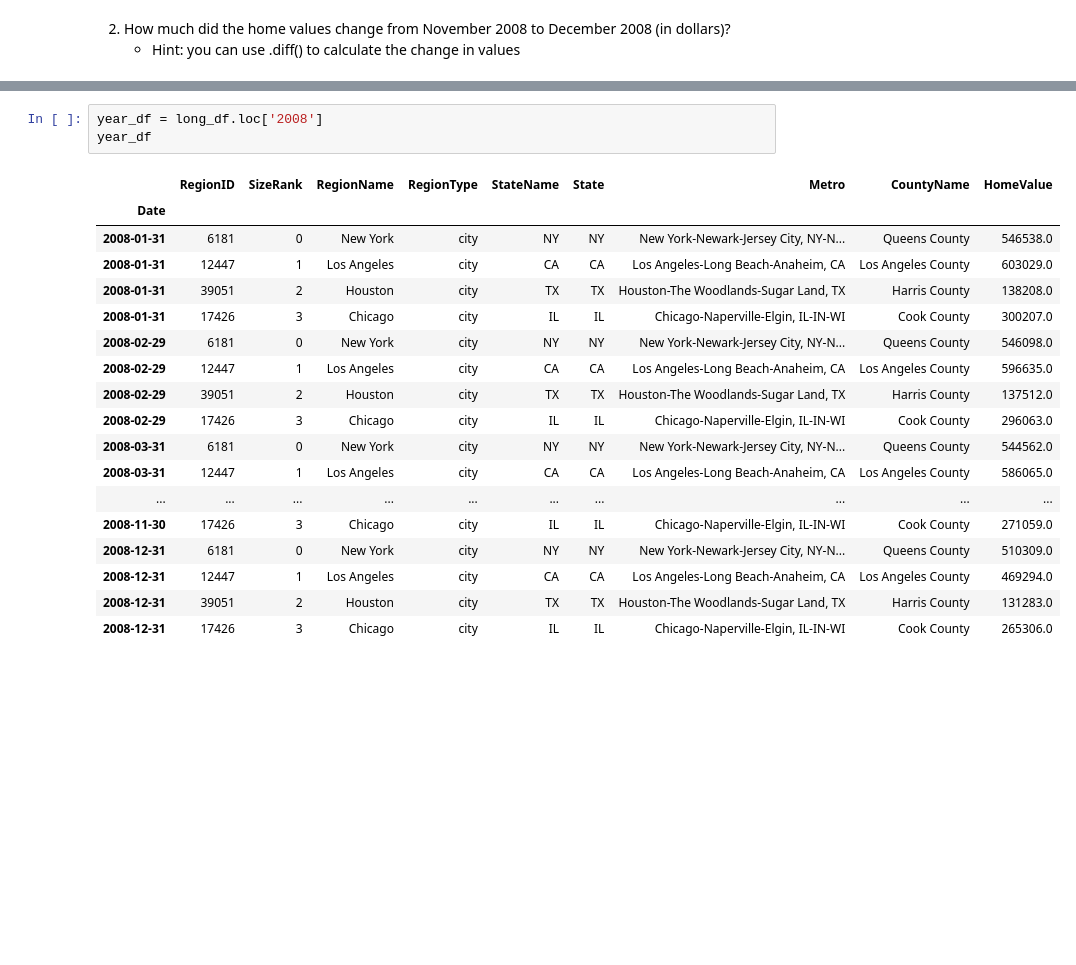
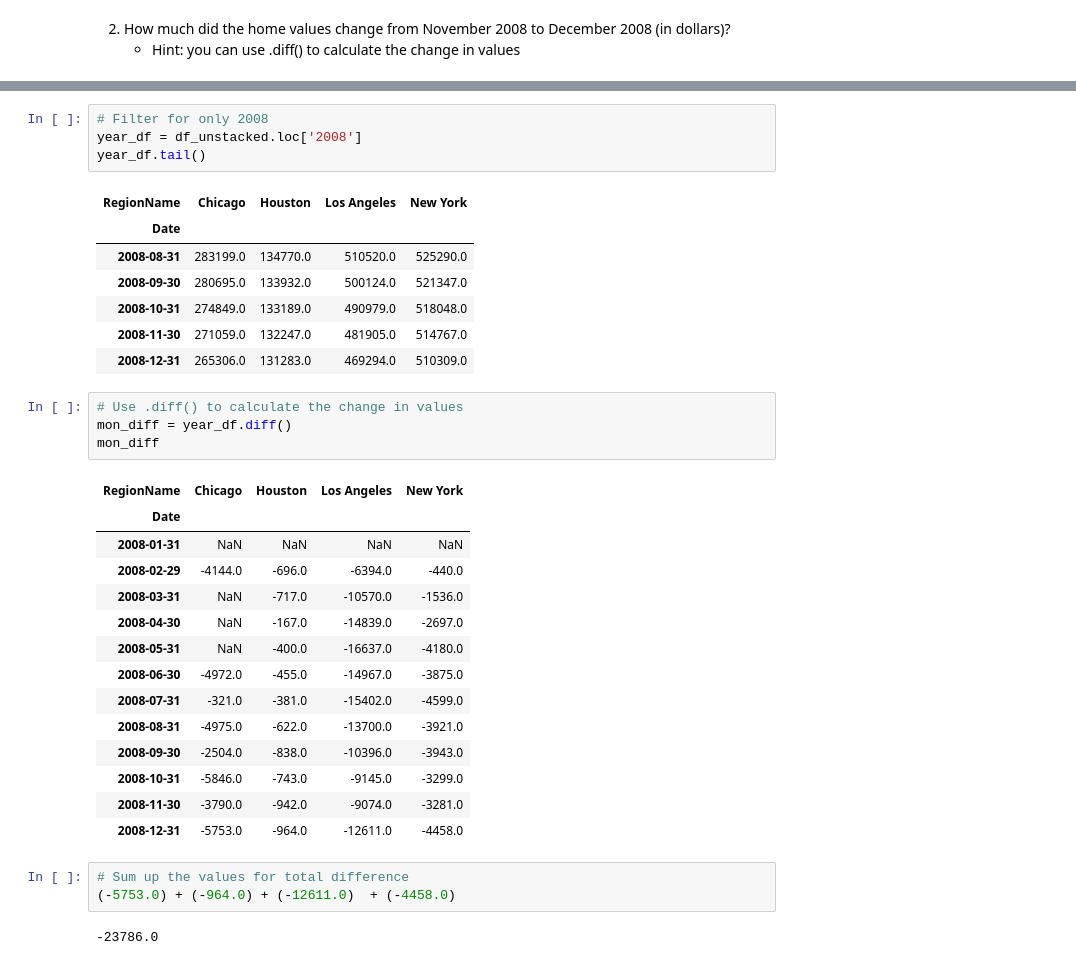
Before and after one commit to KDiBSilva/Preparing_Time_Series_Wide-Form_Data, a Jupyter notebook: Preparing Time Series from Wide-Form Data.ipynb, the cells around one changed output, grey strips where cells are left out. Cells and saved outputs as stored; diff of their text form; blank space fills up the shorter version.

```diff
--- a/Preparing Time Series from Wide-Form Data.ipynb
+++ b/Preparing Time Series from Wide-Form Data.ipynb
@@ -293,22 +275,36 @@ diffs
 # %%
-year_df = long_df.loc['2008']
-year_df
+# Filter for only 2008
+year_df = df_unstacked.loc['2008']
+year_df.tail()
 # %% [output]
-|  | RegionID | SizeRank | RegionName | RegionType | StateName | State | Metro | CountyName | HomeValue |
-| Date |  |  |  |  |  |  |  |  |  |
-| 2008-01-31 | 6181 | 0 | New York | city | NY | NY | New York-Newark-Jersey City, NY-N... | Queens County | 546538.0 |
-| 2008-01-31 | 12447 | 1 | Los Angeles | city | CA | CA | Los Angeles-Long Beach-Anaheim, CA | Los Angeles County | 603029.0 |
-| 2008-01-31 | 39051 | 2 | Houston | city | TX | TX | Houston-The Woodlands-Sugar Land, TX | Harris County | 138208.0 |
-| 2008-01-31 | 17426 | 3 | Chicago | city | IL | IL | Chicago-Naperville-Elgin, IL-IN-WI | Cook County | 300207.0 |
-| 2008-02-29 | 6181 | 0 | New York | city | NY | NY | New York-Newark-Jersey City, NY-N... | Queens County | 546098.0 |
-| 2008-02-29 | 12447 | 1 | Los Angeles | city | CA | CA | Los Angeles-Long Beach-Anaheim, CA | Los Angeles County | 596635.0 |
-| 2008-02-29 | 39051 | 2 | Houston | city | TX | TX | Houston-The Woodlands-Sugar Land, TX | Harris County | 137512.0 |
-| 2008-02-29 | 17426 | 3 | Chicago | city | IL | IL | Chicago-Naperville-Elgin, IL-IN-WI | Cook County | 296063.0 |
-| 2008-03-31 | 6181 | 0 | New York | city | NY | NY | New York-Newark-Jersey City, NY-N... | Queens County | 544562.0 |
-| 2008-03-31 | 12447 | 1 | Los Angeles | city | CA | CA | Los Angeles-Long Beach-Anaheim, CA | Los Angeles County | 586065.0 |
-| ... | ... | ... | ... | ... | ... | ... | ... | ... | ... |
-| 2008-11-30 | 17426 | 3 | Chicago | city | IL | IL | Chicago-Naperville-Elgin, IL-IN-WI | Cook County | 271059.0 |
-| 2008-12-31 | 6181 | 0 | New York | city | NY | NY | New York-Newark-Jersey City, NY-N... | Queens County | 510309.0 |
-| 2008-12-31 | 12447 | 1 | Los Angeles | city | CA | CA | Los Angeles-Long Beach-Anaheim, CA | Los Angeles County | 469294.0 |
-| 2008-12-31 | 39051 | 2 | Houston | city | TX | TX | Houston-The Woodlands-Sugar Land, TX | Harris County | 131283.0 |
-| 2008-12-31 | 17426 | 3 | Chicago | city | IL | IL | Chicago-Naperville-Elgin, IL-IN-WI | Cook County | 265306.0 |
+| RegionName | Chicago | Houston | Los Angeles | New York |
+| Date |  |  |  |  |
+| 2008-08-31 | 283199.0 | 134770.0 | 510520.0 | 525290.0 |
+| 2008-09-30 | 280695.0 | 133932.0 | 500124.0 | 521347.0 |
+| 2008-10-31 | 274849.0 | 133189.0 | 490979.0 | 518048.0 |
+| 2008-11-30 | 271059.0 | 132247.0 | 481905.0 | 514767.0 |
+| 2008-12-31 | 265306.0 | 131283.0 | 469294.0 | 510309.0 |
+# %%
+# Use .diff() to calculate the change in values
+mon_diff = year_df.diff()
+mon_diff
+# %% [output]
+| RegionName | Chicago | Houston | Los Angeles | New York |
+| Date |  |  |  |  |
+| 2008-01-31 | NaN | NaN | NaN | NaN |
+| 2008-02-29 | -4144.0 | -696.0 | -6394.0 | -440.0 |
+| 2008-03-31 | NaN | -717.0 | -10570.0 | -1536.0 |
+| 2008-04-30 | NaN | -167.0 | -14839.0 | -2697.0 |
+| 2008-05-31 | NaN | -400.0 | -16637.0 | -4180.0 |
+| 2008-06-30 | -4972.0 | -455.0 | -14967.0 | -3875.0 |
+| 2008-07-31 | -321.0 | -381.0 | -15402.0 | -4599.0 |
+| 2008-08-31 | -4975.0 | -622.0 | -13700.0 | -3921.0 |
+| 2008-09-30 | -2504.0 | -838.0 | -10396.0 | -3943.0 |
+| 2008-10-31 | -5846.0 | -743.0 | -9145.0 | -3299.0 |
+| 2008-11-30 | -3790.0 | -942.0 | -9074.0 | -3281.0 |
+| 2008-12-31 | -5753.0 | -964.0 | -12611.0 | -4458.0 |
+# %%
+# Sum up the values for total difference
+(-5753.0) + (-964.0) + (-12611.0)  + (-4458.0)
+# %% [output]
+-23786.0
```
Also changed, not shown: parts of 2 cells of this notebook.
